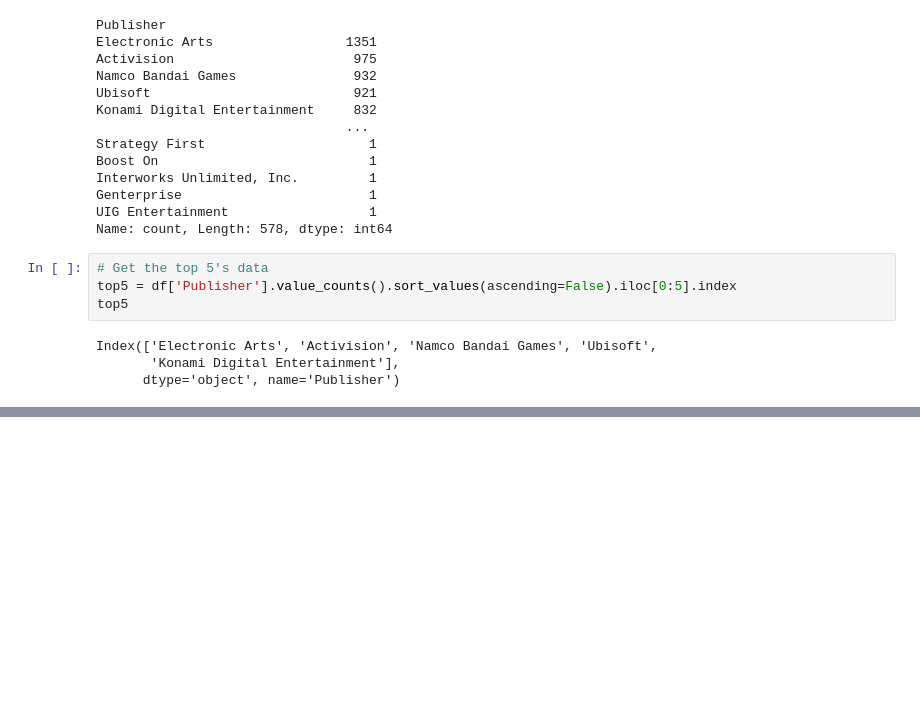
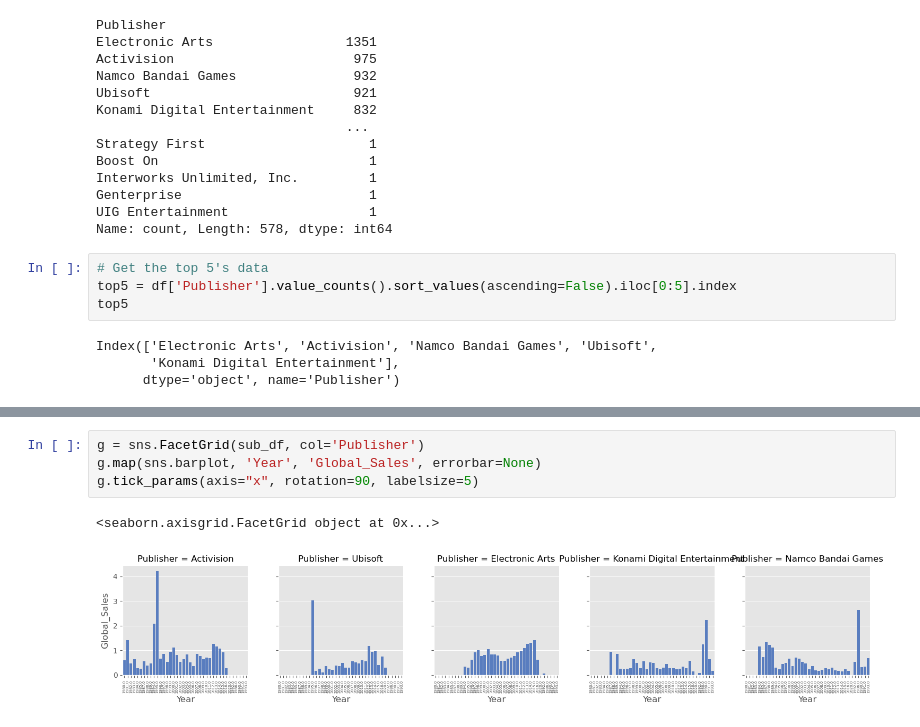
Before and after one commit to NOUR-2025/Reproducibility, a Jupyter notebook: alejandro.ipynb, the cells around one changed output, grey strips where cells are left out. Drawn from its saved outputs; the diff is of its cells as text; blank space fills up the shorter version.

Commit message:
Working on Publisher analysis

```diff
--- a/alejandro.ipynb
+++ b/alejandro.ipynb
@@ -241 +232,8 @@ g.tick_params(axis="x", rotation=90, labelsize=5)
 [figure]
+# %%
+g = sns.FacetGrid(sub_df, col='Publisher')
+g.map(sns.barplot, 'Year', 'Global_Sales', errorbar=None)
+g.tick_params(axis="x", rotation=90, labelsize=5)
+# %% [output]
+<seaborn.axisgrid.FacetGrid object at 0x...>
+[figure, added]
```
Also changed, not shown: parts of 6 cells of this notebook.
